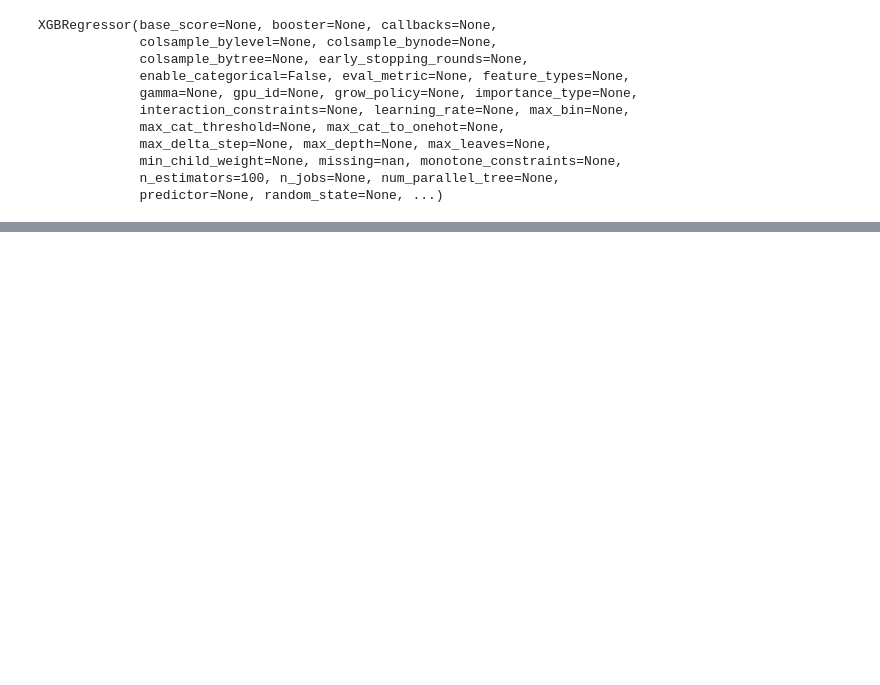
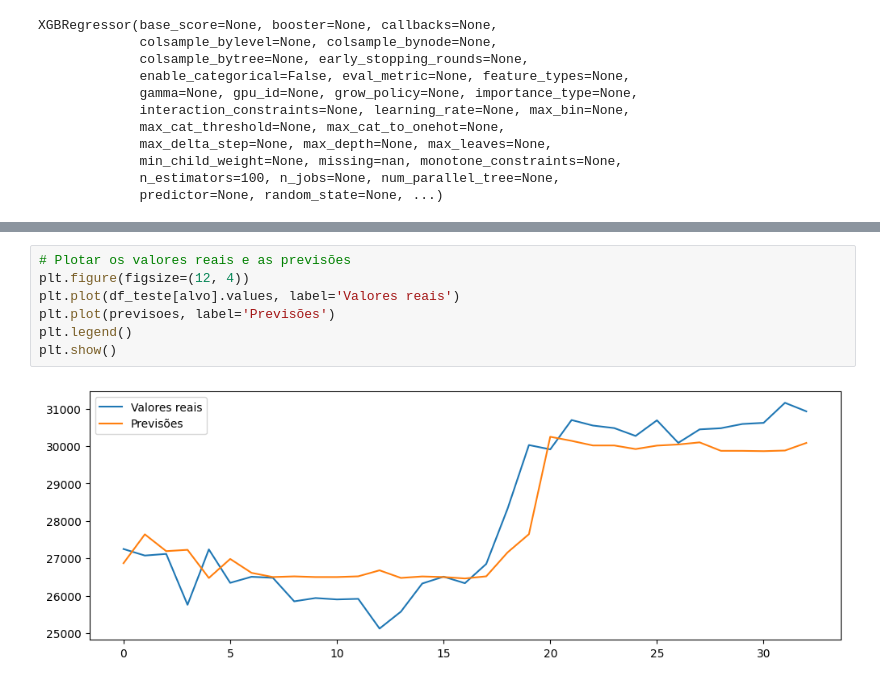
Before and after one commit to FelipeSeleme/previsao_btc_xgboost, a Jupyter notebook: xgboost.ipynb, the cells around one changed output, grey strips where cells are left out. Drawn from its saved outputs; the diff is of its cells as text; blank space fills up the shorter version.

```diff
--- a/xgboost.ipynb
+++ b/xgboost.ipynb
@@ -65,0 +107,9 @@ previsoes = modelo.predict(df_teste[atributos])
+# %%
+# Plotar os valores reais e as previsões
+plt.figure(figsize=(12, 4))
+plt.plot(df_teste[alvo].values, label='Valores reais')
+plt.plot(previsoes, label='Previsões')
+plt.legend()
+plt.show()
+# %% [output]
+[figure, added]
```
Also changed, not shown: parts of 8 cells of this notebook.
